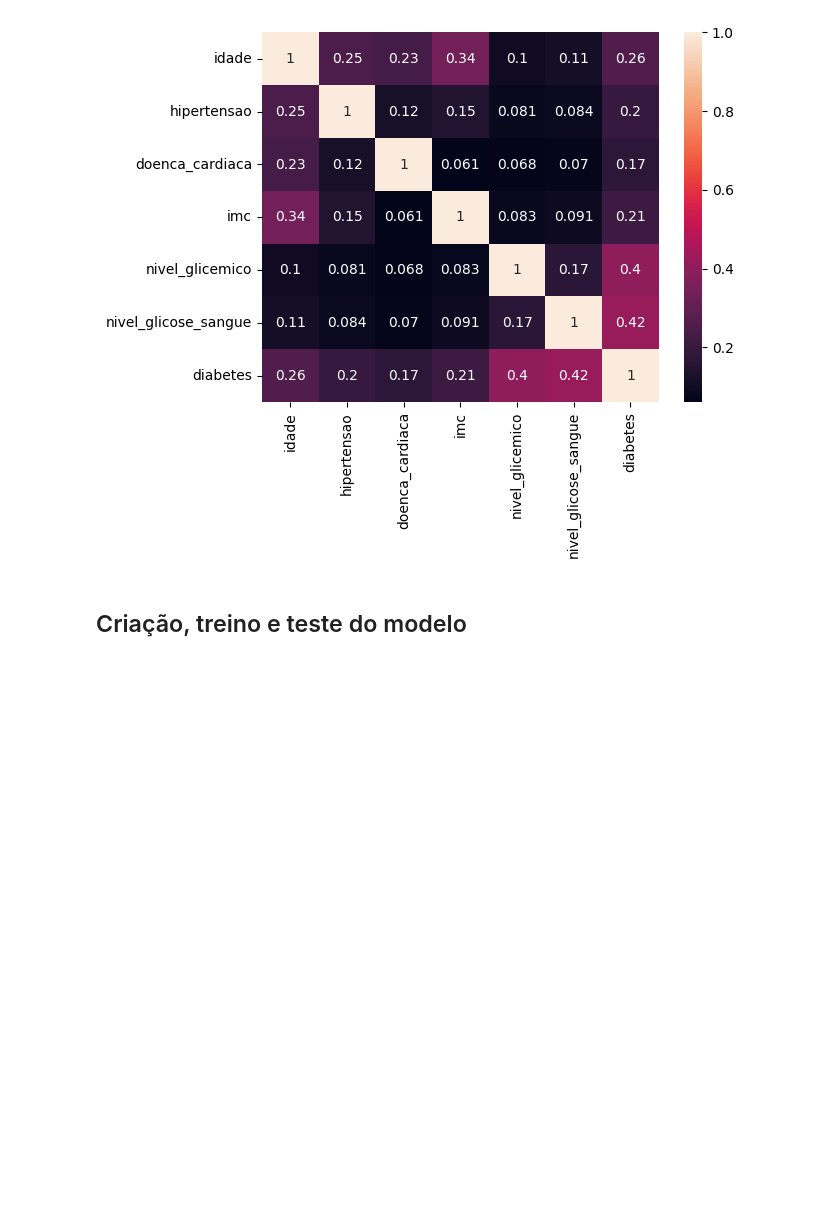
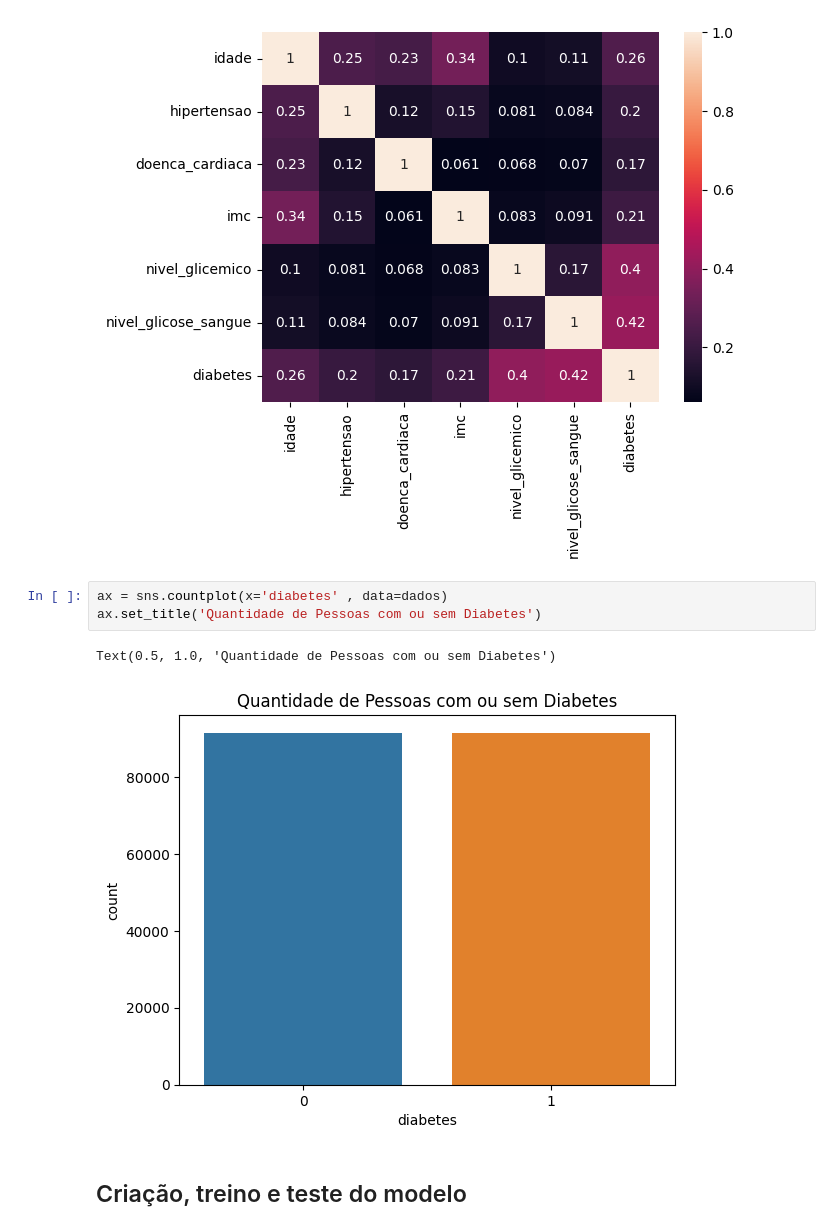
Before and after one commit to nicollasF/ClassificacaoDiabetes, a Jupyter notebook: ClassificacaoDiabetes.ipynb, the cells around one changed output. Drawn from its saved outputs; the diff is of its cells as text; blank space fills up the shorter version.

```diff
--- a/ClassificacaoDiabetes.ipynb
+++ b/ClassificacaoDiabetes.ipynb
@@ -98,6 +98,12 @@ sns.heatmap(df.corr(), annot=True)
 # %% [output]
 <Axes: >
 [figure]
+# %%
+ax = sns.countplot(x='diabetes' , data=dados)
+ax.set_title('Quantidade de Pessoas com ou sem Diabetes')
+# %% [output]
+Text(0.5, 1.0, 'Quantidade de Pessoas com ou sem Diabetes')
+[figure, added]
 # %% [markdown]
 ## Criação, treino e teste do modelo
 # %%
```
Also changed, not shown: parts of 8 cells of this notebook.
